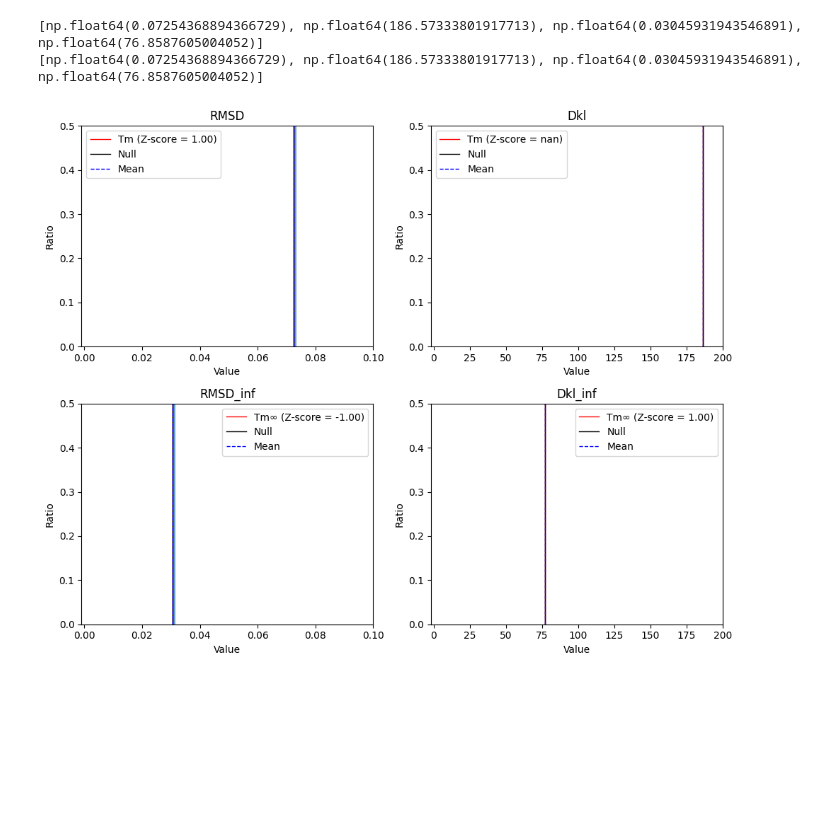
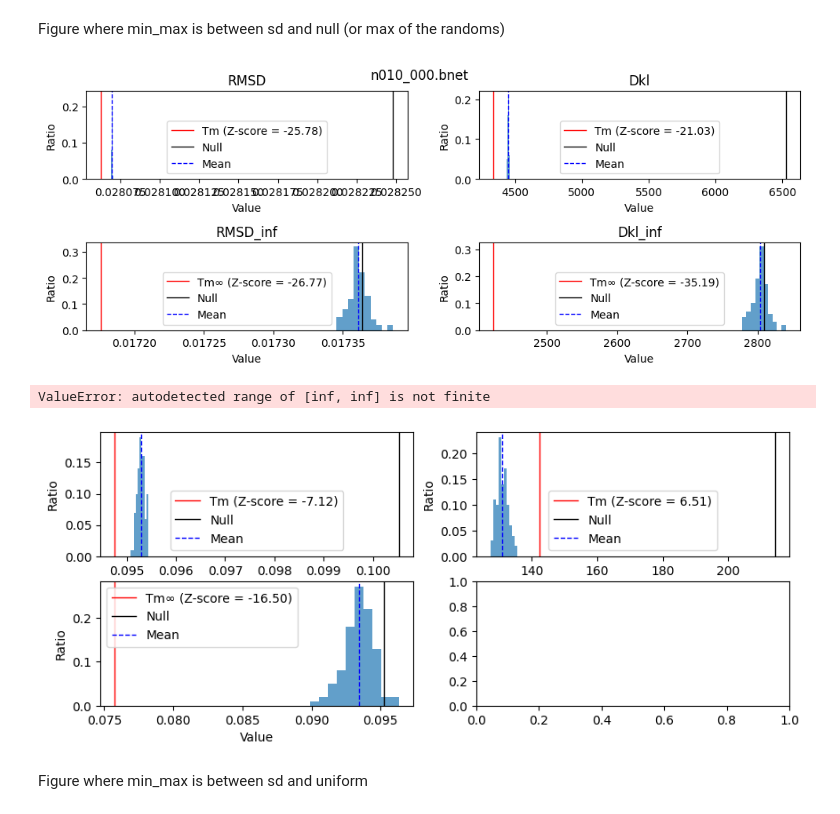
Before and after one commit to kyuhyongpark/sdmarkov, a Jupyter notebook: random_nk.ipynb, the cells around one changed output. Drawn from its saved outputs; the diff is of its cells as text; code cells hidden in the pictures; blank space fills up the shorter version.

```diff
--- a/random_nk.ipynb
+++ b/random_nk.ipynb
@@ -4,7 +4,7 @@ import os
 import pystablemotifs.random_boolean_networks as rbn
 
 N_NODES_LIST = [10]
-GRAPHS_PER_SIZE = 10
+GRAPHS_PER_SIZE = 100
 # For K=2, use p=0.5, for K=3, use p=0.211325
 K = 3  # in-degree
 p = 0.211325 # ratio of 1 in the truth table
@@ -170,7 +452,9 @@ Reading file: n010_005.bnet
+# %% [markdown]
+Figure where min_max is between sd and null (or max of the randoms)
 # %%
 import matplotlib.pyplot as plt
 
-def plot_histogram(data, xmax_rmsd=0.18, xmax_dkl=80, ymax=0.5):
+def plot_histogram1(data, title, xmax_rmsd=0.18, xmax_dkl=80, ymax=0.5):
     randoms = [np.array(data["rmsd"]["TR"]),
             np.array(data["dkl"]["TR"]),
             np.array(data["rmsd"]["TR_inf"]),
@@ -186,11 +470,11 @@ def plot_histogram(data, xmax_rmsd=0.18, xmax_dkl=80, ymax=0.5):
             data["rmsd"]["T0_inf"],
             data["dkl"]["T0_inf"]]
 
-    print(sds)
-    print(nulls)
+    # print(sds)
+    # print(nulls)
 
     # Create a figure with subplots
-    fig, axs = plt.subplots(2, 2, figsize=(10, 8))
+    fig, axs = plt.subplots(2, 2, figsize=(10, 4))
 
     # Loop over each dataset and corresponding reference value
     for i, (ran, sd, null) in enumerate(zip(randoms, sds, nulls)):
@@ -202,15 +486,18 @@ def plot_histogram(data, xmax_rmsd=0.18, xmax_dkl=80, ymax=0.5):
         std_dev = np.std(ran)
 
         # Calculate the Z-score of the reference number
-        z_score = (sd - mean) / std_dev
+        if sd != null:
+            z_score = (sd - mean) / std_dev
+        else:
+            z_score = np.nan
 
-
-        binwidth = xmax_rmsd/100
-        if i == 1 or i == 3:
-            binwidth = xmax_dkl/100
+        # binwidth = xmax_rmsd/100
+        # if i == 1 or i == 3:
+        #     binwidth = xmax_dkl/100
 
         # Create the histogram
-        hist, bins = np.histogram(ran, bins=np.arange(min(ran), max(ran) + binwidth, binwidth))
+        # hist, bins = np.histogram(ran, bins=np.arange(min(ran), max(ran) + binwidth, binwidth))
+        hist, bins = np.histogram(ran, bins=10)
 
         # Calculate the ratio
         ratio = hist / hist.sum()
@@ -230,7 +517,7 @@ def plot_histogram(data, xmax_rmsd=0.18, xmax_dkl=80, ymax=0.5):
         # Set the labels, limits, and legend for each subplot
         ax.set_xlabel('Value')
         ax.set_ylabel('Ratio')
-        ax.set_ylim(0, ymax)
+        # ax.set_ylim(0, ymax)
         ax.legend()
 
     axs[0,0].set_title("RMSD")
@@ -238,19 +525,26 @@ def plot_histogram(data, xmax_rmsd=0.18, xmax_dkl=80, ymax=0.5):
     axs[1,0].set_title("RMSD_inf")
     axs[1,1].set_title("Dkl_inf")
 
-    axs[0,0].set_xlim(-xmax_rmsd/100, xmax_rmsd)
-    axs[0,1].set_xlim(-xmax_dkl/100, xmax_dkl)
-    axs[1,0].set_xlim(-xmax_rmsd/100, xmax_rmsd)
-    axs[1,1].set_xlim(-xmax_dkl/100, xmax_dkl)
+    # axs[0,0].set_xlim(-xmax_rmsd/100, xmax_rmsd)
+    # axs[0,1].set_xlim(-xmax_dkl/100, xmax_dkl)
+    # axs[1,0].set_xlim(-xmax_rmsd/100, xmax_rmsd)
+    # axs[1,1].set_xlim(-xmax_dkl/100, xmax_dkl)
 
     # Adjust layout to prevent overlap
     plt.tight_layout()
 
+    plt.suptitle(title)
+
     # Show the plot
     plt.show()
-# %%
-plot_histogram(all_data["n010_005.bnet"], xmax_rmsd=0.1, xmax_dkl=200)
-# %% [output]
-[np.float64(0.07254368894366729), np.float64(186.57333801917713), np.float64(0.03045931943546891), np.float64(76.8587605004052)]
-[np.float64(0.07254368894366729), np.float64(186.57333801917713), np.float64(0.03045931943546891), np.float64(76.8587605004052)]
-[figure, removed]
+# %%
+for i, bnet in enumerate(all_data):
+    if i == 5:
+        break
+    plot_histogram1(all_data[bnet], title=bnet)
+# %% [output]
+[figure, added]
+ValueError: autodetected range of [inf, inf] is not finite
+[figure, added]
+# %% [markdown]
+Figure where min_max is between sd and uniform
```
Also changed, not shown: parts of 8 cells of this notebook, 8 other files.
